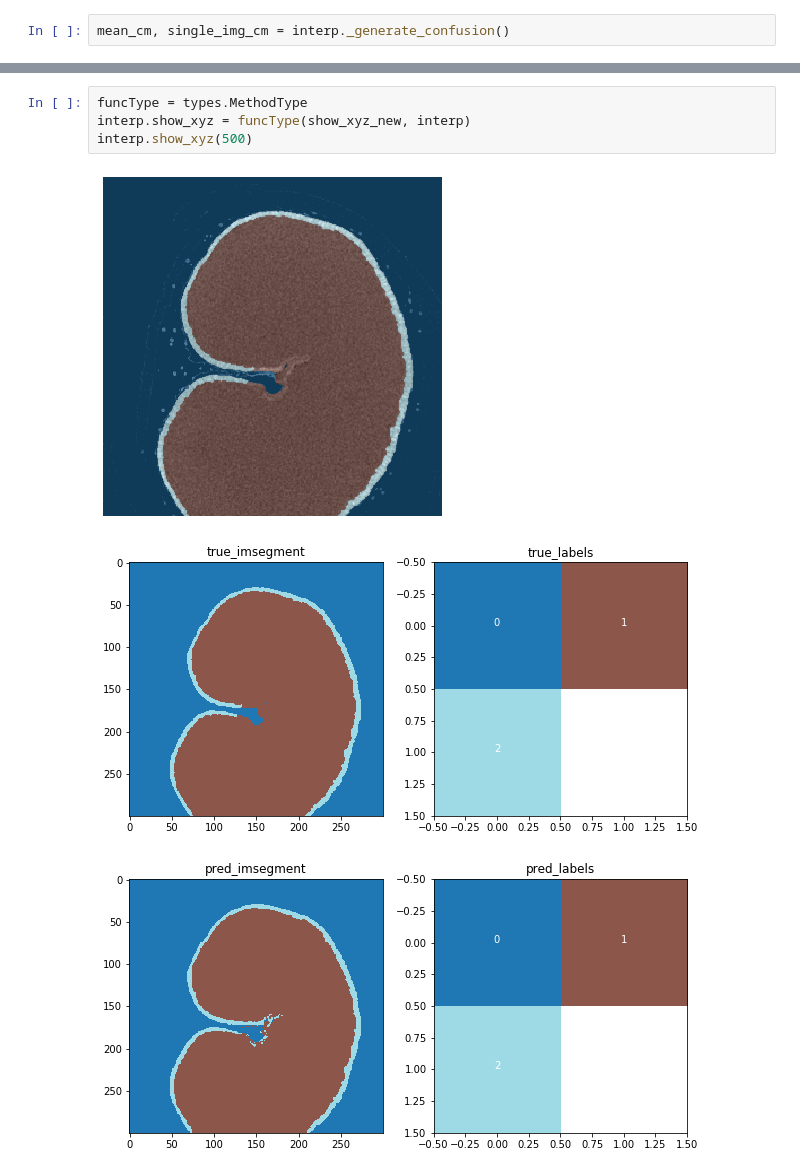
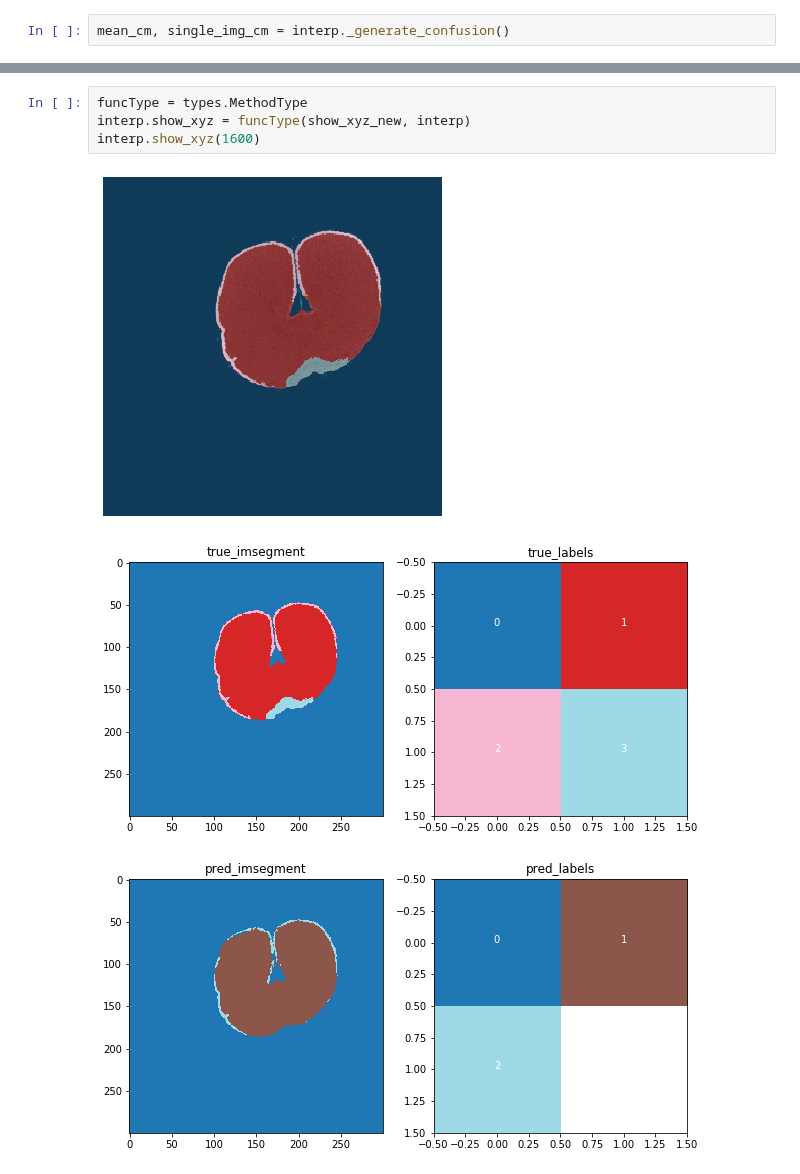
Before and after one commit to sroostee/Oat_Thesis, a Jupyter notebook: scripts/3D_analysis/3D_segmentation.ipynb, the cells around one changed output, grey strips where cells are left out. Drawn from its saved outputs; the diff is of its cells as text.

```diff
--- a/scripts/3D_analysis/3D_segmentation.ipynb
+++ b/scripts/3D_analysis/3D_segmentation.ipynb
@@ -622,8 +624,8 @@ df = interp._plot_intersect_cm(mean_cm, "Mean of Ratio of Intersection given Tru
 # %%
 funcType = types.MethodType
 interp.show_xyz = funcType(show_xyz_new, interp)
-interp.show_xyz(500)
+interp.show_xyz(1600)
 # %% [output]
-[figure, old version]
+[figure, new version]
-[figure, old version]
+[figure, new version]
-[figure, old version]
+[figure, new version]
```
Also changed, not shown: parts of 4 cells of this notebook.
